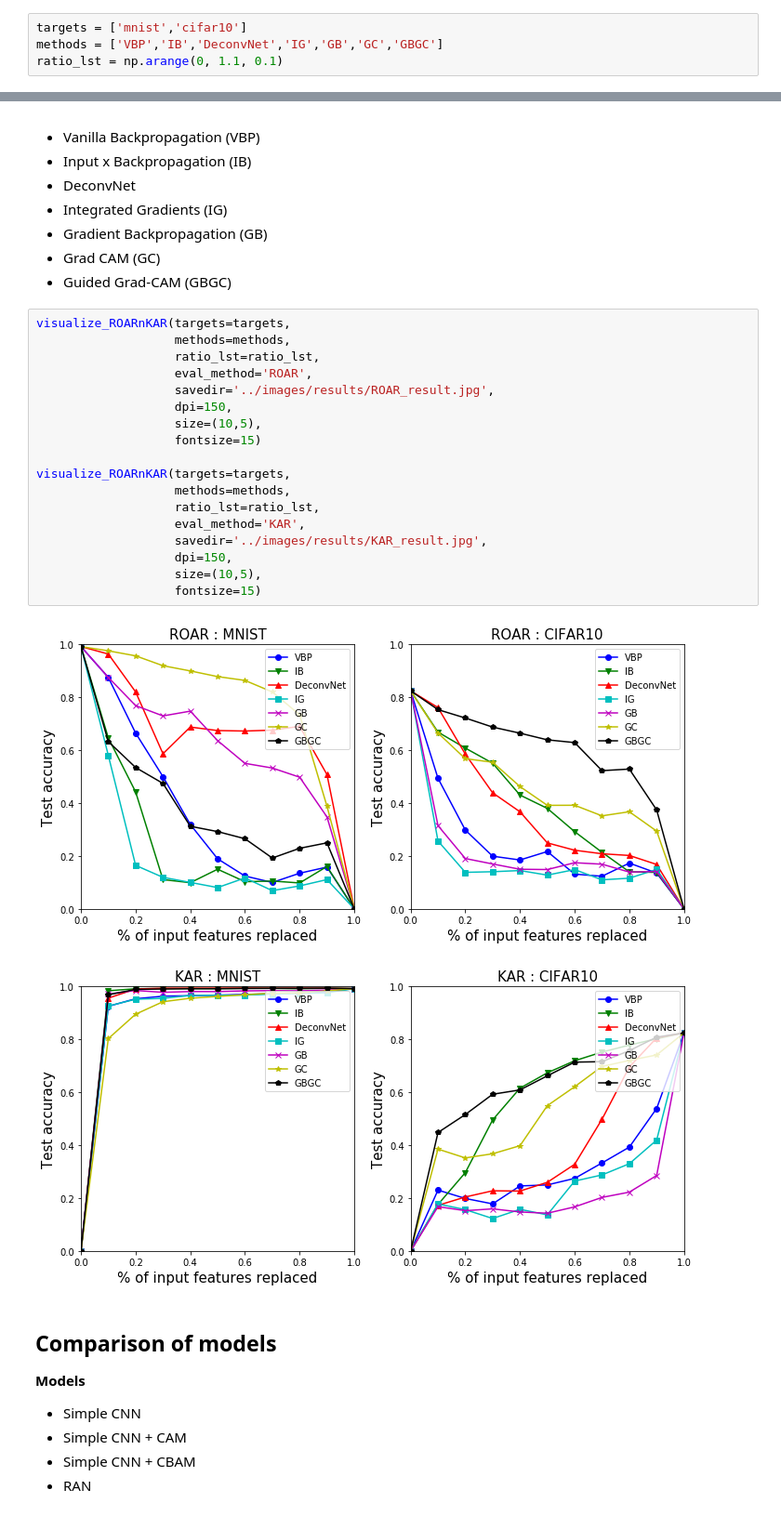
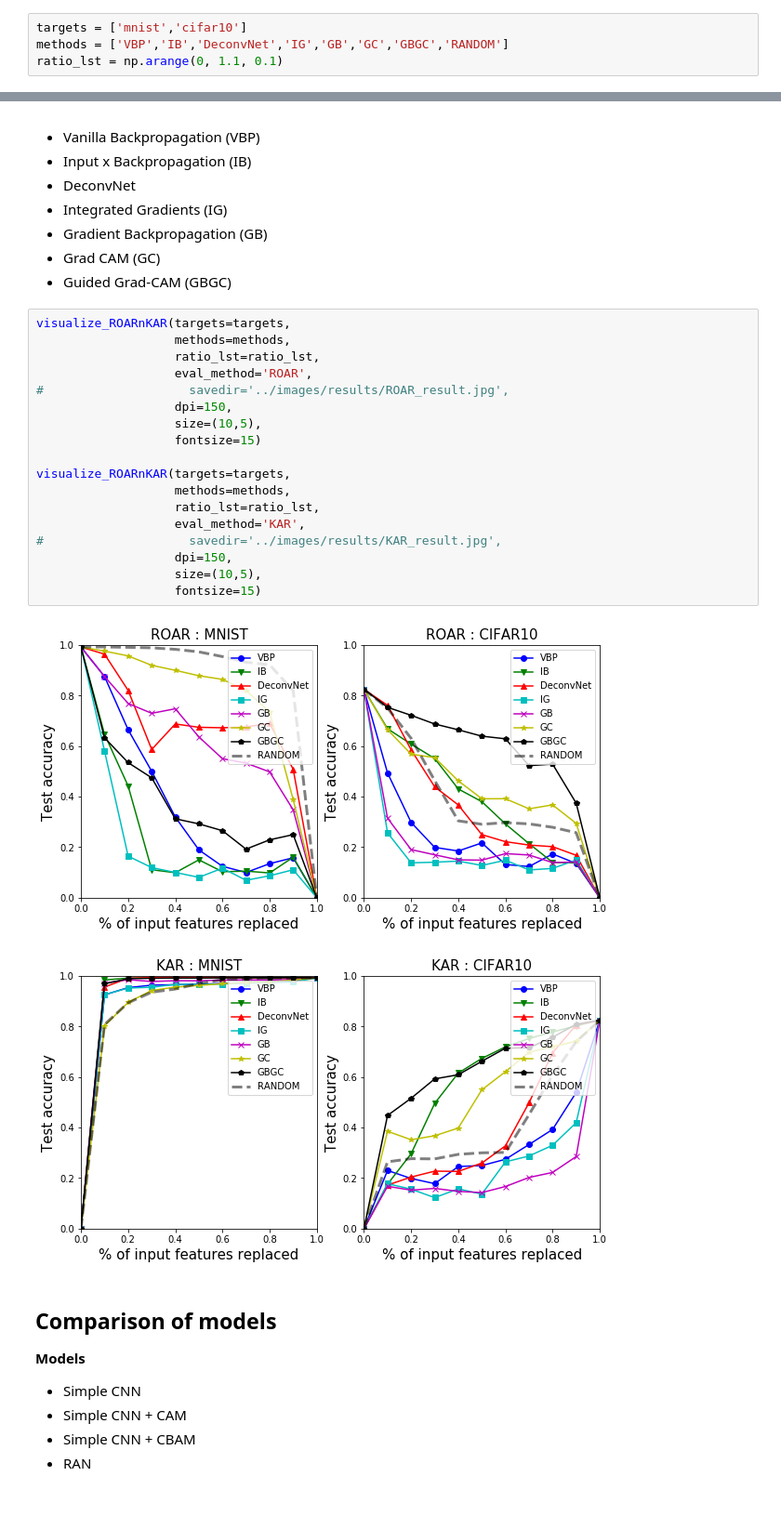
Before and after one commit to TooTouch/WhiteBox-Part1, a Jupyter notebook: notebook/[Evaluation] - ROAR&KAR.ipynb, the cells around one changed output, grey strips where cells are left out. Shown at 93% size. Saved outputs shown, nothing was run; the diff lists cells and outputs as text.

Commit message:
add random

```diff
--- a/notebook/[Evaluation] - ROAR&KAR.ipynb
+++ b/notebook/[Evaluation] - ROAR&KAR.ipynb
@@ -14,7 +11,7 @@ from visualization import visualize_ROARnKAR
 # Configuration
 # %%
 targets = ['mnist','cifar10']
-methods = ['VBP','IB','DeconvNet','IG','GB','GC','GBGC']
+methods = ['VBP','IB','DeconvNet','IG','GB','GC','GBGC','RANDOM']
 ratio_lst = np.arange(0, 1.1, 0.1)
 # %% [markdown]
 # ROAR and KAR
@@ -33,24 +30,24 @@ ratio_lst = np.arange(0, 1.1, 0.1)
 # %%
 visualize_ROARnKAR(targets=targets,
                    methods=methods,
                    ratio_lst=ratio_lst,
                    eval_method='ROAR',
-                   savedir='../images/results/ROAR_result.jpg',
+#                    savedir='../images/results/ROAR_result.jpg',
                    dpi=150,
                    size=(10,5),
                    fontsize=15)
 
 visualize_ROARnKAR(targets=targets,
                    methods=methods,
                    ratio_lst=ratio_lst,
                    eval_method='KAR',
-                   savedir='../images/results/KAR_result.jpg',
+#                    savedir='../images/results/KAR_result.jpg',
                    dpi=150,
                    size=(10,5),
                    fontsize=15)
 # %% [output]
-[figure, old version]
+[figure, new version]
-[figure, old version]
+[figure, new version]
 # %% [markdown]
 ## Comparison of models
 
```
Also changed, not shown: parts of 3 cells of this notebook, 46 other files.
